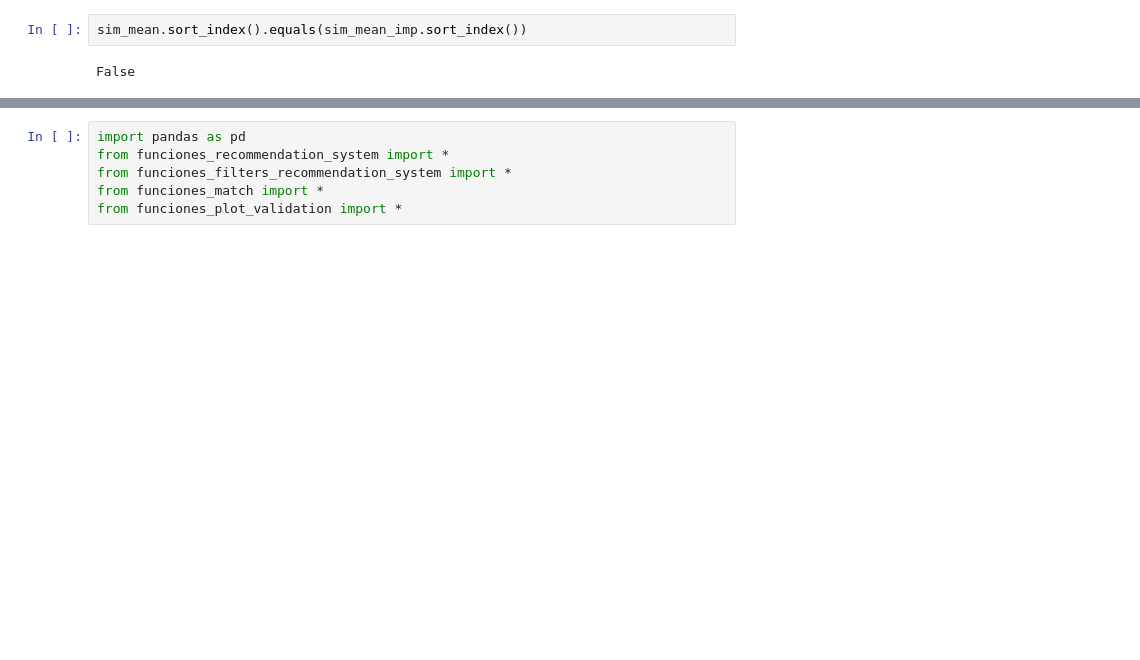
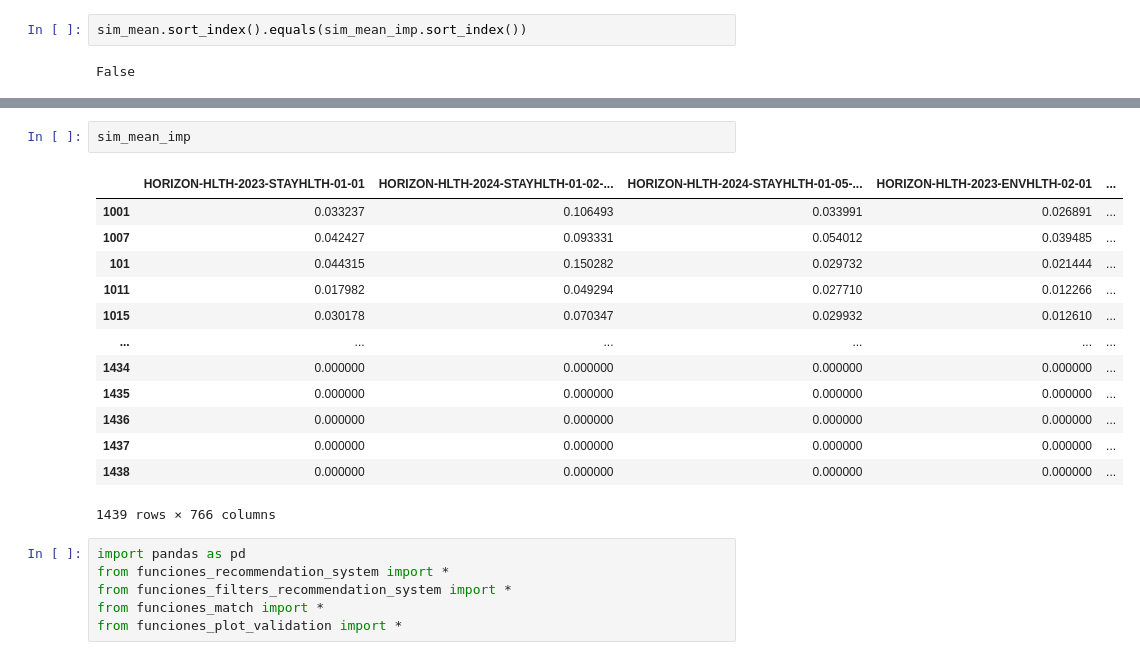
Before and after one commit to AI4University/recommendation_system_validation, a Jupyter notebook: Untitled.ipynb, the cells around one changed output, grey strips where cells are left out. Drawn from its saved outputs; the diff is of its cells as text; blank space fills up the shorter version.

```diff
--- a/Untitled.ipynb
+++ b/Untitled.ipynb
@@ -13,3 +31,19 @@ False
+# %%
+sim_mean_imp
+# %% [output]
+|  | HORIZON-HLTH-2023-STAYHLTH-01-01 | HORIZON-HLTH-2024-STAYHLTH-01-02-... | HORIZON-HLTH-2024-STAYHLTH-01-05-... | HORIZON-HLTH-2023-ENVHLTH-02-01 | ... |
+| 1001 | 0.033237 | 0.106493 | 0.033991 | 0.026891 | ... |
+| 1007 | 0.042427 | 0.093331 | 0.054012 | 0.039485 | ... |
+| 101 | 0.044315 | 0.150282 | 0.029732 | 0.021444 | ... |
+| 1011 | 0.017982 | 0.049294 | 0.027710 | 0.012266 | ... |
+| 1015 | 0.030178 | 0.070347 | 0.029932 | 0.012610 | ... |
+| ... | ... | ... | ... | ... | ... |
+| 1434 | 0.000000 | 0.000000 | 0.000000 | 0.000000 | ... |
+| 1435 | 0.000000 | 0.000000 | 0.000000 | 0.000000 | ... |
+| 1436 | 0.000000 | 0.000000 | 0.000000 | 0.000000 | ... |
+| 1437 | 0.000000 | 0.000000 | 0.000000 | 0.000000 | ... |
+| 1438 | 0.000000 | 0.000000 | 0.000000 | 0.000000 | ... |
+1439 rows × 766 columns
 # %%
 import pandas as pd
 from funciones_recommendation_system import *
```
Also changed, not shown: parts of 2 cells of this notebook, 3 other files.
